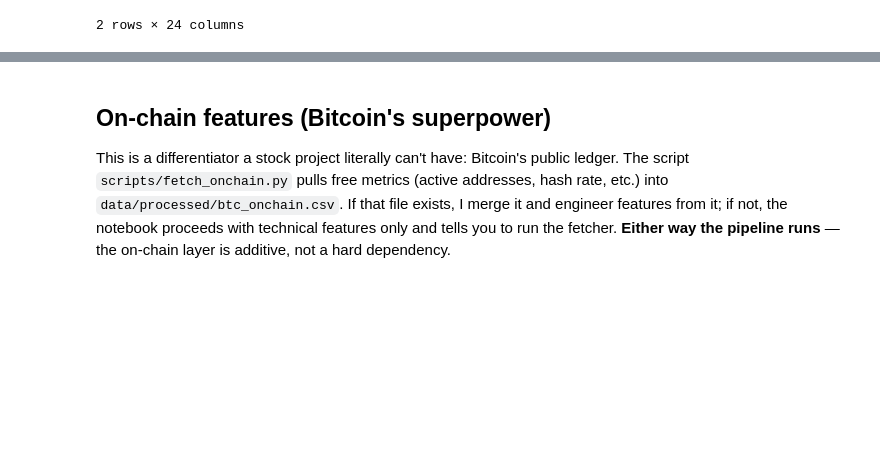
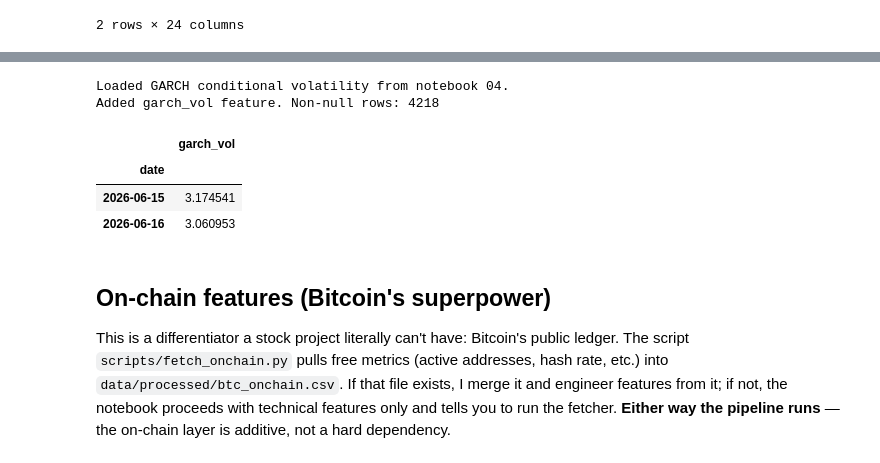
Before and after one commit to Ailya-Shah/Bitcoin-Trend-Prediction, a Jupyter notebook: notebooks/05_feature_engineering.ipynb, the cells around one changed output, grey strips where cells are left out. Drawn from its saved outputs; the diff is of its cells as text; code cells hidden in the pictures; blank space fills up the shorter version.

```diff
--- a/notebooks/05_feature_engineering.ipynb
+++ b/notebooks/05_feature_engineering.ipynb
@@ -96,3 +102,26 @@ Technical features built: 24
+# %%
+from arch import arch_model
+
+gv_path = paths.tables_dir("04_volatility_garch") / "conditional_vol.csv"
+if gv_path.exists():
+    gv = pd.read_csv(gv_path, parse_dates=["date"]).set_index("date")["garch_vol"]
+    print("Loaded GARCH conditional volatility from notebook 04.")
+else:
+    ret_pct = df["log_ret"].dropna() * 100          # same % units as notebook 04
+    _res = arch_model(ret_pct, mean="Constant", vol="Garch", p=1, q=1, dist="t").fit(disp="off")
+    gv = _res.conditional_volatility
+    print("Notebook 04 output not found — fitted a local GARCH(1,1) for the volatility feature.")
+
+f["garch_vol"] = gv.reindex(f.index)
+print("Added garch_vol feature. Non-null rows:", int(f["garch_vol"].notna().sum()))
+f[["garch_vol"]].tail(2)
+# %% [output]
+Loaded GARCH conditional volatility from notebook 04.
+Added garch_vol feature. Non-null rows: 4218
+|  | garch_vol |
+| date |  |
+| 2026-06-15 | 3.174541 |
+| 2026-06-16 | 3.060953 |
 # %% [markdown]
 ## On-chain features (Bitcoin's superpower)
 
```
Also changed, not shown: parts of 4 cells of this notebook, 50 other files.
